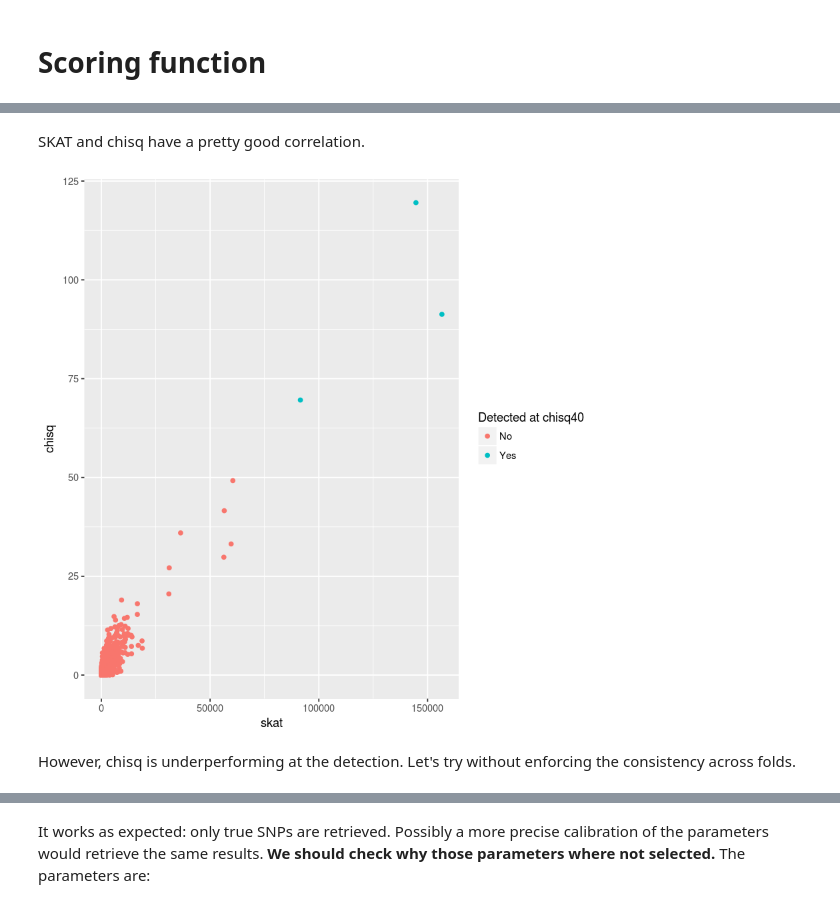
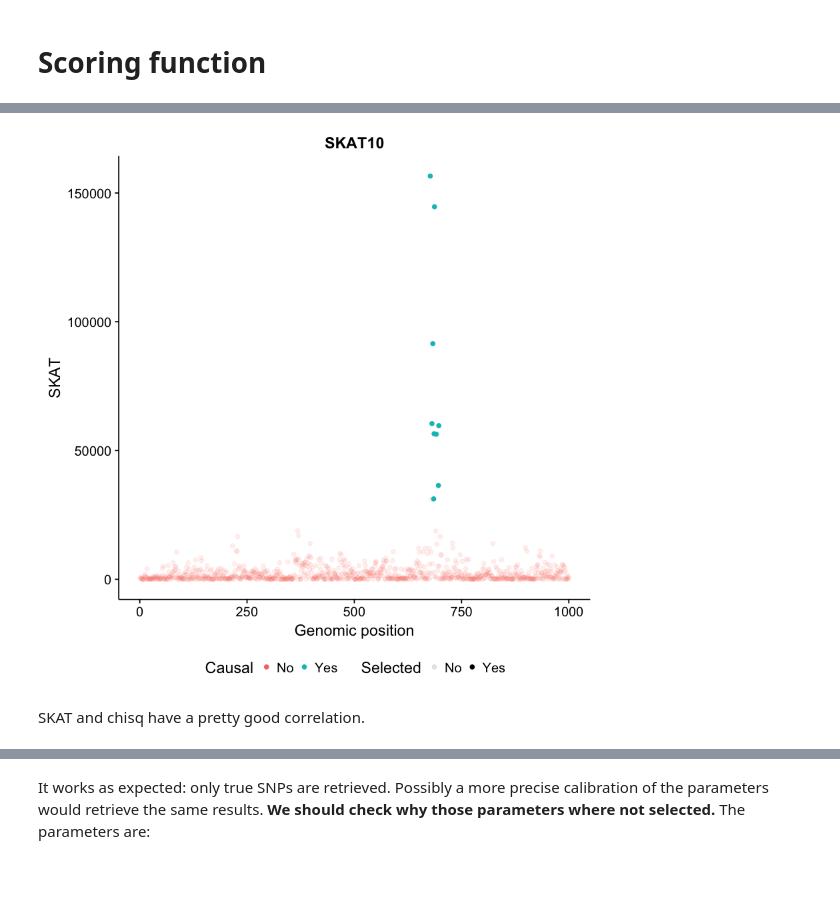
Before and after one commit to hclimente/genewa, a Jupyter notebook: logbook/simplest_example_1.ipynb, the cells around one changed output, grey strips where cells are left out. Cells and saved outputs as stored; diff of their text form; code cells hidden in the pictures; blank space fills up the shorter version.

```diff
--- a/logbook/simplest_example_1.ipynb
+++ b/logbook/simplest_example_1.ipynb
@@ -122,12 +114,14 @@ F-statistic:  8918 on 1 and 998 DF,  p-value: < 2.2e-16
+# %%
+data.frame(y = skat10$scores, selected = skat10$indicator, causal = skat10$indicator) %>%
+    mutate(x = 1:n()) %>%
+    ggplot(aes(x = x, color = ifelse(causal == 1, "Yes", "No"),
+               y = y, alpha = ifelse(selected == 1, "Yes", "No"))) +
+        geom_point() +
+        labs(x = "Genomic position", y = "SKAT",
+             alpha = "Selected", color = "Causal",
+             title = "SKAT10") +
+        theme(legend.position="bottom")
+# %% [output]
+[figure, added]
 # %% [markdown]
 SKAT and chisq have a pretty good correlation.
-# %%
-data.frame(skat = skat10$scores, chisq = chisq10$scores, causal = chisq40$indicator) %>%
-    mutate(Detected = ifelse(causal == 1, "Yes", "No")) %>%
-    ggplot(aes(x = skat, y = chisq)) +
-        geom_point(aes(color = Detected)) +
-        labs(color = "Detected at chisq40")
-# %% [output]
-[figure, removed]
-# %% [markdown]
-However, chisq is underperforming at the detection. Let's try without enforcing the consistency across folds.
```
Also changed, not shown: parts of 10 cells of this notebook.
